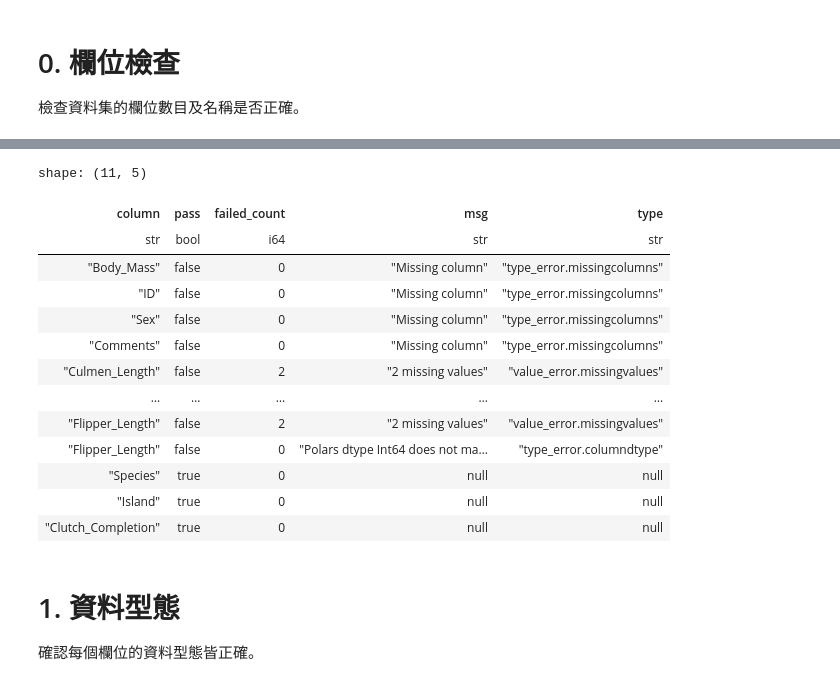
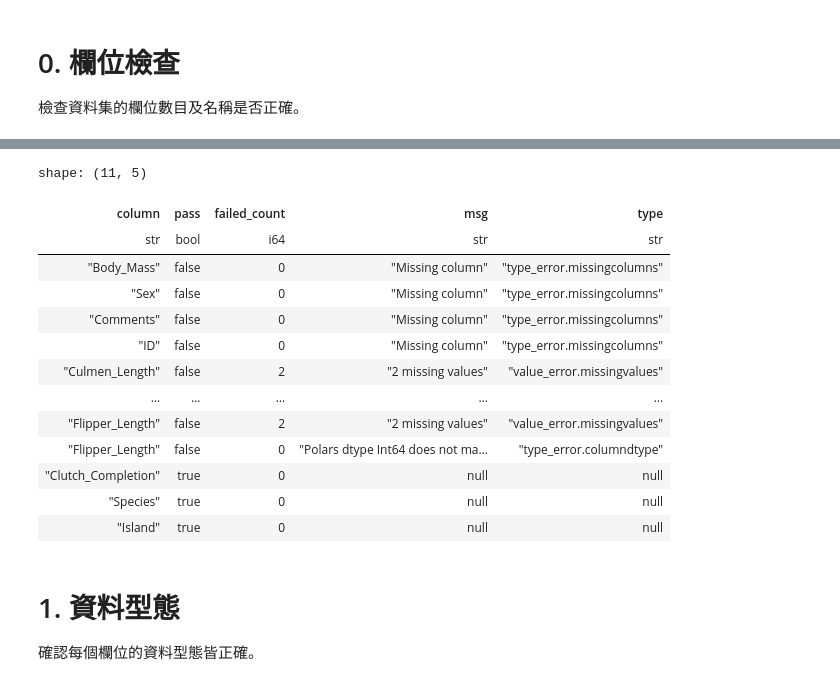
Before and after one commit to Alexchen666/Data-Analysis-101, a Jupyter notebook: data_validation.ipynb, the cells around one changed output, grey strips where cells are left out. Saved outputs shown, nothing was run; the diff lists cells and outputs as text; code cells hidden in the pictures.

```diff
--- a/data_validation.ipynb
+++ b/data_validation.ipynb
@@ -102,3 +103,14 @@ class ErrorReporter:
         return self.error_report.group_by('column').agg([
             pl.col('pass').all().alias('pass')
         ])
+
+    def count(self) -> pl.DataFrame:
+        if type(self.error_report) == 'str':
+            return 0
+
+        return self.error_report.group_by('column').agg([
+            pl.col('pass').count().alias('count')
+        ])
+
+    def __str__(self):
+        return str(self.error_report)
@@ -255,22 +184,23 @@ shape: (11, 2)
 # %%
 # 當實際欄位較少時
 
-val(P00, df.select(['Species', 'Island', 'Clutch_Completion', 'Culmen_Length', 'Culmen_Depth', 'Flipper_Length']))
+v00_1 = ErrorReporter(P00, df.select(['Species', 'Island', 'Clutch_Completion', 'Culmen_Length', 'Culmen_Depth', 'Flipper_Length']))
+v00_1.report()
 # %% [output]
 shape: (11, 5)
 | column | pass | failed_count | msg | type |
 | str | bool | i64 | str | str |
 | "Body_Mass" | false | 0 | "Missing column" | "type_error.missingcolumns" |
-| "ID" | false | 0 | "Missing column" | "type_error.missingcolumns" |
 | "Sex" | false | 0 | "Missing column" | "type_error.missingcolumns" |
 | "Comments" | false | 0 | "Missing column" | "type_error.missingcolumns" |
+| "ID" | false | 0 | "Missing column" | "type_error.missingcolumns" |
 | "Culmen_Length" | false | 2 | "2 missing values" | "value_error.missingvalues" |
 | … | … | … | … | … |
 | "Flipper_Length" | false | 2 | "2 missing values" | "value_error.missingvalues" |
 | "Flipper_Length" | false | 0 | "Polars dtype Int64 does not ma… | "type_error.columndtype" |
+| "Clutch_Completion" | true | 0 | null | null |
 | "Species" | true | 0 | null | null |
 | "Island" | true | 0 | null | null |
-| "Clutch_Completion" | true | 0 | null | null |
 # %% [markdown]
 # 1. 資料型態
 
```
Also changed, not shown: parts of 50 cells of this notebook.
